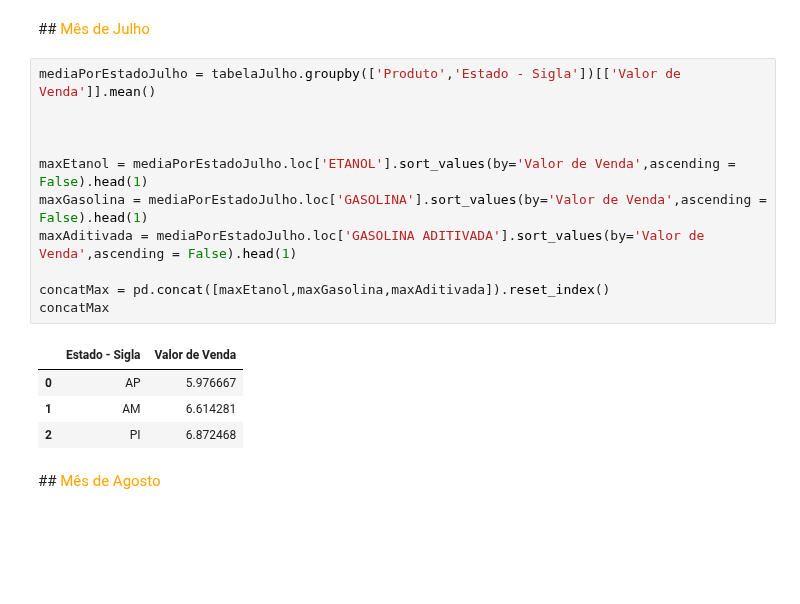
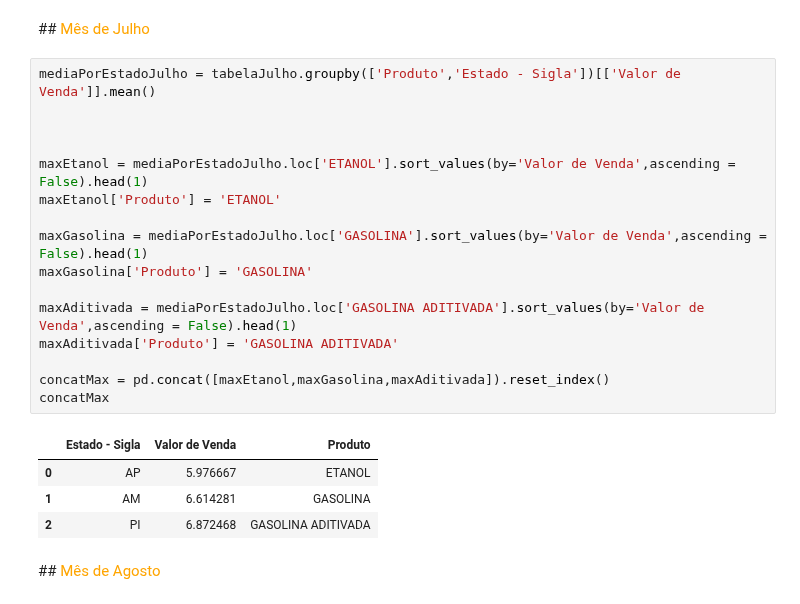
Before and after one commit to joaorosa2/analise_combustiveis_brasil, a Jupyter notebook: ProjetoM4.ipynb, the cells around one changed output. Drawn from its saved outputs; the diff is of its cells as text; blank space fills up the shorter version.

```diff
--- a/ProjetoM4.ipynb
+++ b/ProjetoM4.ipynb
@@ -142,19 +138,24 @@ plt.legend();
 # %%
 mediaPorEstadoJulho = tabelaJulho.groupby(['Produto','Estado - Sigla'])[['Valor de Venda']].mean()
 
 
 
 maxEtanol = mediaPorEstadoJulho.loc['ETANOL'].sort_values(by='Valor de Venda',ascending = False).head(1)
+maxEtanol['Produto'] = 'ETANOL'
+
 maxGasolina = mediaPorEstadoJulho.loc['GASOLINA'].sort_values(by='Valor de Venda',ascending = False).head(1)
+maxGasolina['Produto'] = 'GASOLINA'
+
 maxAditivada = mediaPorEstadoJulho.loc['GASOLINA ADITIVADA'].sort_values(by='Valor de Venda',ascending = False).head(1)
+maxAditivada['Produto'] = 'GASOLINA ADITIVADA'
 
 concatMax = pd.concat([maxEtanol,maxGasolina,maxAditivada]).reset_index()
 concatMax
 # %% [output]
-|  | Estado - Sigla | Valor de Venda |
-| 0 | AP | 5.976667 |
-| 1 | AM | 6.614281 |
-| 2 | PI | 6.872468 |
+|  | Estado - Sigla | Valor de Venda | Produto |
+| 0 | AP | 5.976667 | ETANOL |
+| 1 | AM | 6.614281 | GASOLINA |
+| 2 | PI | 6.872468 | GASOLINA ADITIVADA |
 # %% [markdown]
 ##<font color = orange> Mês de Agosto
 # %%
```
Also changed, not shown: parts of 5 cells of this notebook.
